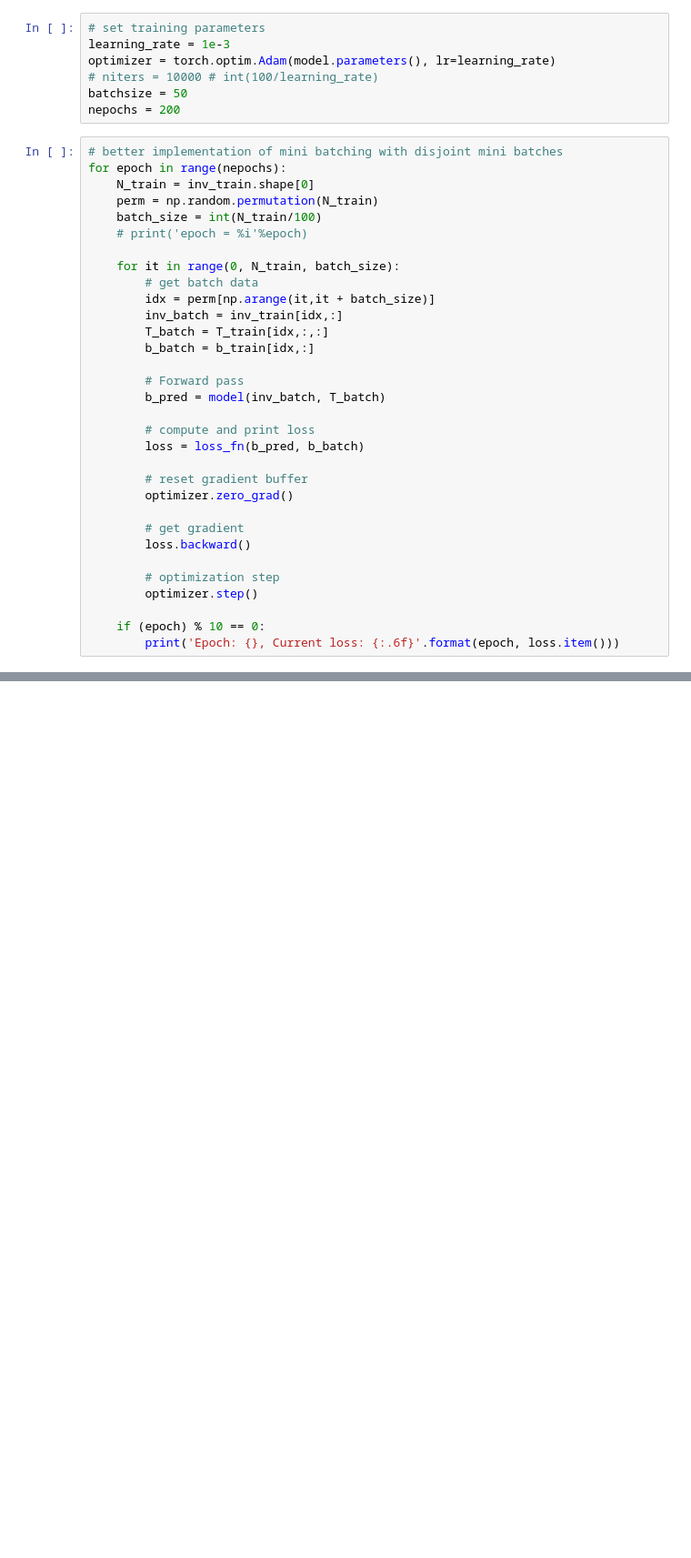
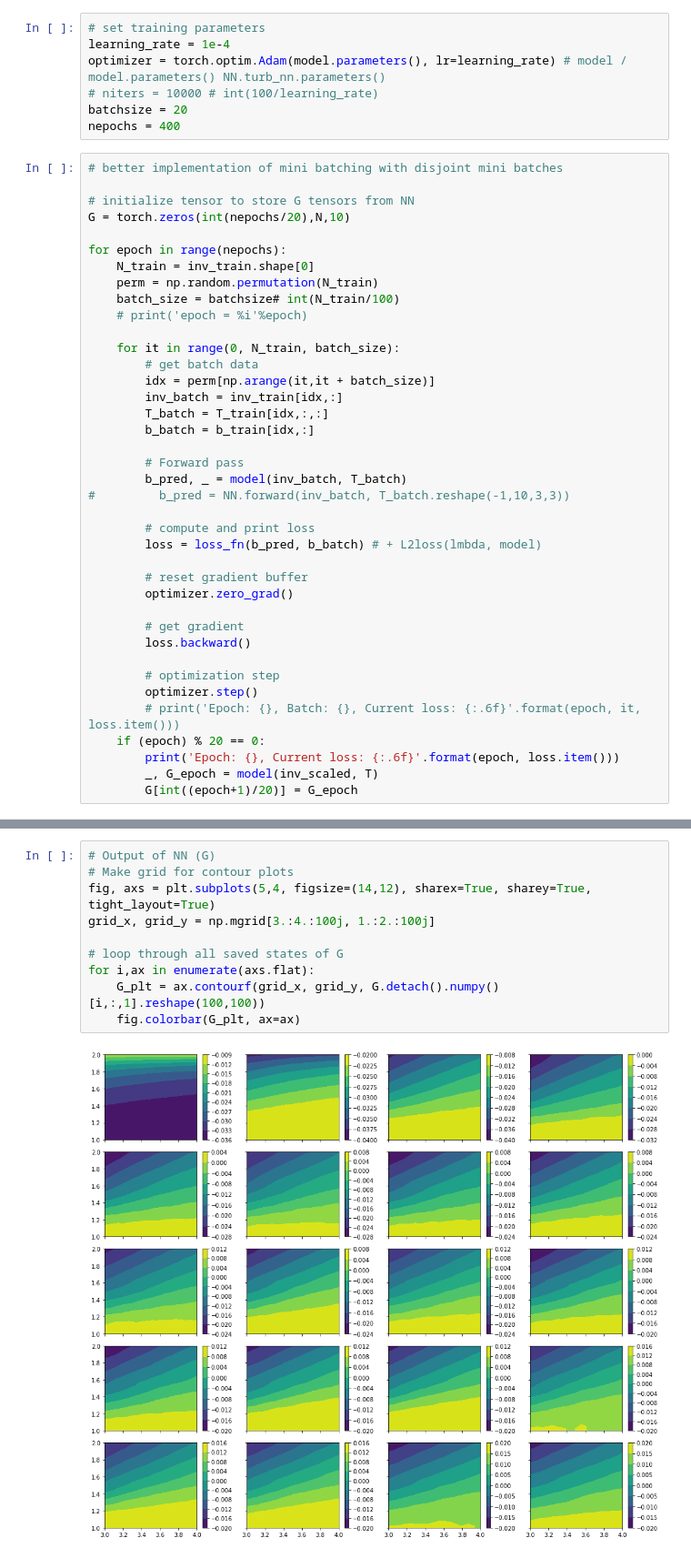
Before and after one commit to leonrccs/data_driven_rans, a Jupyter notebook: notebooks/neural_network_trial.ipynb, the cells around one changed output, grey strips where cells are left out. Shown at 91% size. Cells and saved outputs as stored; diff of their text form; blank space fills up the shorter version.

```diff
--- a/notebooks/neural_network_trial.ipynb
+++ b/notebooks/neural_network_trial.ipynb
@@ -134,16 +247,20 @@ def L2loss(lmbda, net):
 # %%
 # set training parameters
-learning_rate = 1e-3
-optimizer = torch.optim.Adam(model.parameters(), lr=learning_rate)
+learning_rate = 1e-4
+optimizer = torch.optim.Adam(model.parameters(), lr=learning_rate) # model / model.parameters() NN.turb_nn.parameters()
 # niters = 10000 # int(100/learning_rate)
-batchsize = 50
-nepochs = 200
+batchsize = 20
+nepochs = 400
 # %%
 # better implementation of mini batching with disjoint mini batches
+
+# initialize tensor to store G tensors from NN
+G = torch.zeros(int(nepochs/20),N,10)
+
 for epoch in range(nepochs):
     N_train = inv_train.shape[0]
     perm = np.random.permutation(N_train)
-    batch_size = int(N_train/100)
+    batch_size = batchsize# int(N_train/100)
     # print('epoch = %i'%epoch)
 
     for it in range(0, N_train, batch_size):
@@ -154,10 +271,11 @@ for epoch in range(nepochs):
         b_batch = b_train[idx,:]
 
         # Forward pass
-        b_pred = model(inv_batch, T_batch)
+        b_pred, _ = model(inv_batch, T_batch)
+#         b_pred = NN.forward(inv_batch, T_batch.reshape(-1,10,3,3))
 
         # compute and print loss
-        loss = loss_fn(b_pred, b_batch)
+        loss = loss_fn(b_pred, b_batch) # + L2loss(lmbda, model)
 
         # reset gradient buffer
         optimizer.zero_grad()
@@ -167,7 +285,9 @@ for epoch in range(nepochs):
 
         # optimization step
         optimizer.step()
-
-    if (epoch) % 10 == 0:
+        # print('Epoch: {}, Batch: {}, Current loss: {:.6f}'.format(epoch, it, loss.item()))
+    if (epoch) % 20 == 0:
         print('Epoch: {}, Current loss: {:.6f}'.format(epoch, loss.item()))
+        _, G_epoch = model(inv_scaled, T)
+        G[int((epoch+1)/20)] = G_epoch
 # %% [output]
@@ -193,0 +324,12 @@ Epoch: 190, Current loss: 22.734488
+# %%
+# Output of NN (G)
+# Make grid for contour plots
+fig, axs = plt.subplots(5,4, figsize=(14,12), sharex=True, sharey=True, tight_layout=True)
+grid_x, grid_y = np.mgrid[3.:4.:100j, 1.:2.:100j]
+
+# loop through all saved states of G
+for i,ax in enumerate(axs.flat):
+    G_plt = ax.contourf(grid_x, grid_y, G.detach().numpy()[i,:,1].reshape(100,100))
+    fig.colorbar(G_plt, ax=ax)
+# %% [output]
+[figure, added]
```
Also changed, not shown: parts of 38 cells of this notebook, 5 other files.
